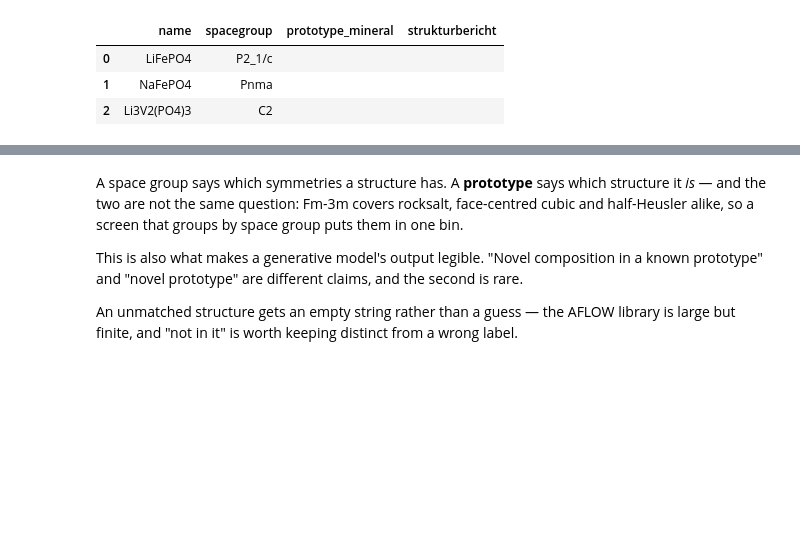
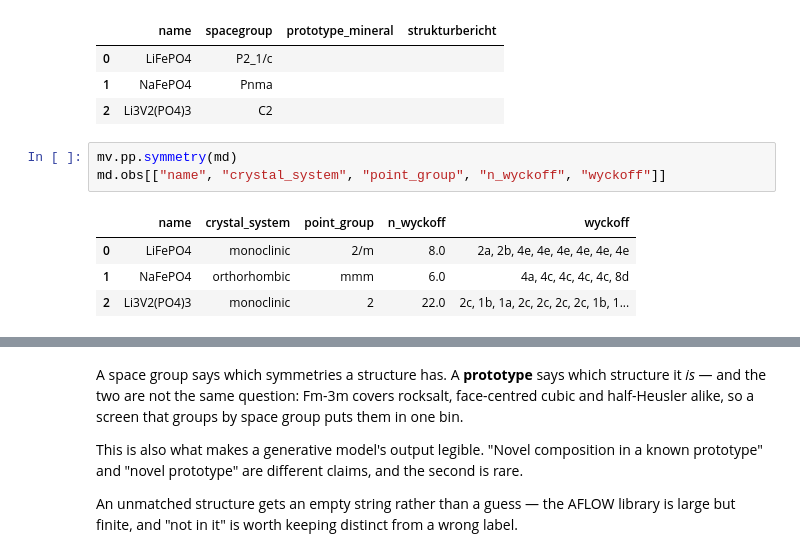
Before and after one commit to omicverse/matverse, a Jupyter notebook: matverse_guide/docs/tutorials/getting_started.ipynb, the cells around one changed output, grey strips where cells are left out. Cells and saved outputs as stored; diff of their text form; blank space fills up the shorter version.

```diff
--- a/matverse_guide/docs/tutorials/getting_started.ipynb
+++ b/matverse_guide/docs/tutorials/getting_started.ipynb
@@ -169,3 +169,11 @@ md.obs[["name", "spacegroup", "prototype_mineral", "strukturbericht"]]
 | 0 | LiFePO4 | P2_1/c |  |  |
 | 1 | NaFePO4 | Pnma |  |  |
 | 2 | Li3V2(PO4)3 | C2 |  |  |
+# %%
+mv.pp.symmetry(md)
+md.obs[["name", "crystal_system", "point_group", "n_wyckoff", "wyckoff"]]
+# %% [output]
+|  | name | crystal_system | point_group | n_wyckoff | wyckoff |
+| 0 | LiFePO4 | monoclinic | 2/m | 8.0 | 2a, 2b, 4e, 4e, 4e, 4e, 4e, 4e |
+| 1 | NaFePO4 | orthorhombic | mmm | 6.0 | 4a, 4c, 4c, 4c, 4c, 8d |
+| 2 | Li3V2(PO4)3 | monoclinic | 2 | 22.0 | 2c, 1b, 1a, 2c, 2c, 2c, 2c, 1b, 1... |
```
Also changed, not shown: parts of 2 cells of this notebook, 10 other files.
